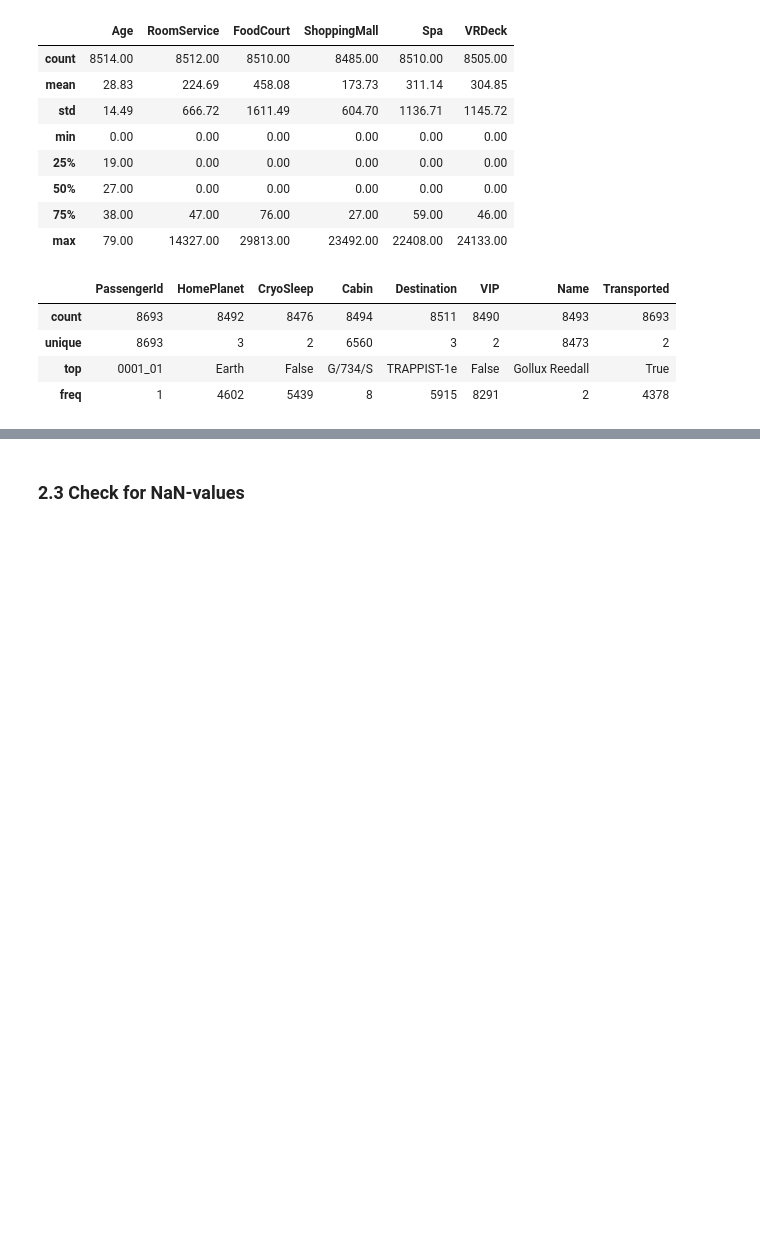
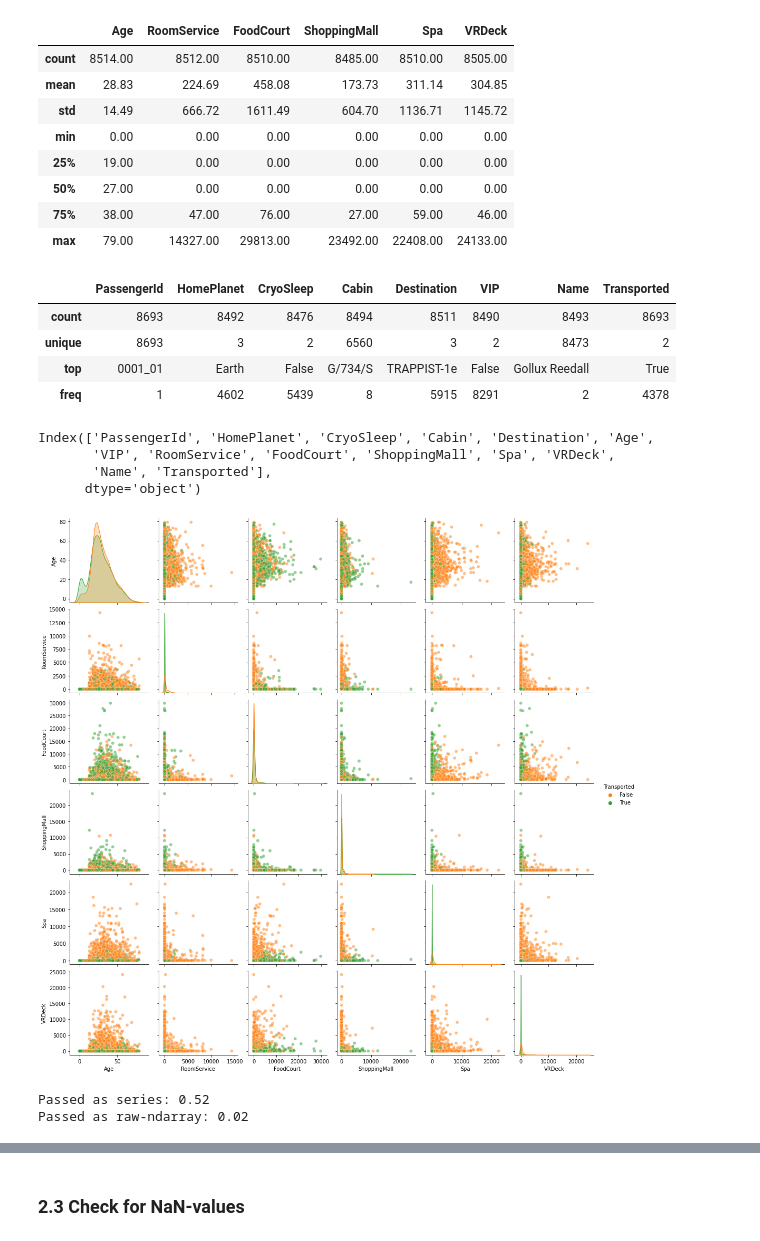
Before and after one commit to PatrickSVM/Spaceship-Titanic-Kaggle-Challenge, a Jupyter notebook: Spaceship_Titanic.ipynb, the cells around one changed output, grey strips where cells are left out. Cells and saved outputs as stored; diff of their text form; code cells hidden in the pictures; blank space fills up the shorter version.

Commit message:
More pairplots for entire dataset overview

```diff
--- a/Spaceship_Titanic.ipynb
+++ b/Spaceship_Titanic.ipynb
@@ -112,3 +112,38 @@ train.describe(include=[object, bool])
 | unique | 8693 | 3 | 2 | 6560 | 3 | 2 | 8473 | 2 |
 | top | 0001_01 | Earth | False | G/734/S | TRAPPIST-1e | False | Gollux Reedall | True |
 | freq | 1 | 4602 | 5439 | 8 | 5915 | 8291 | 2 | 4378 |
+# %%
+train.columns
+# %% [output]
+Index(['PassengerId', 'HomePlanet', 'CryoSleep', 'Cabin', 'Destination', 'Age',
+       'VIP', 'RoomService', 'FoodCourt', 'ShoppingMall', 'Spa', 'VRDeck',
+       'Name', 'Transported'],
+      dtype='object')
+# %%
+sns.pairplot(train.drop(["CryoSleep", "VIP"],axis=1), hue="Transported", palette=["C1", "C2"],
+             kind="scatter",
+             diag_kind="kde",
+             plot_kws={'alpha': 0.5})
+plt.show()
+# %% [output]
+[figure, added]
+# %%
+import time
+
+log_train = train.copy()
+to_log_cols = ['RoomService', 'FoodCourt', 'ShoppingMall', 'Spa', 'VRDeck']
+
+# First run: Pass cols as pd.Series
+now = time.time()
+log_train[to_log_cols].apply(lambda col: np.log(col+1), raw=False, axis=1)
+print(f"Passed as series: {time.time()-now:.2f}")
+
+# Second run: Pass cols as ndarray (faster!!!)
+now = time.time()
+log_train[to_log_cols].apply(lambda col: np.log(col+1), raw=True, axis=1)
+print(f"Passed as raw-ndarray: {time.time()-now:.2f}")
+
+# Around 26x faster!!!
+# %% [output]
+Passed as series: 0.52
+Passed as raw-ndarray: 0.02
```
Also changed, not shown: parts of 21 cells of this notebook.
